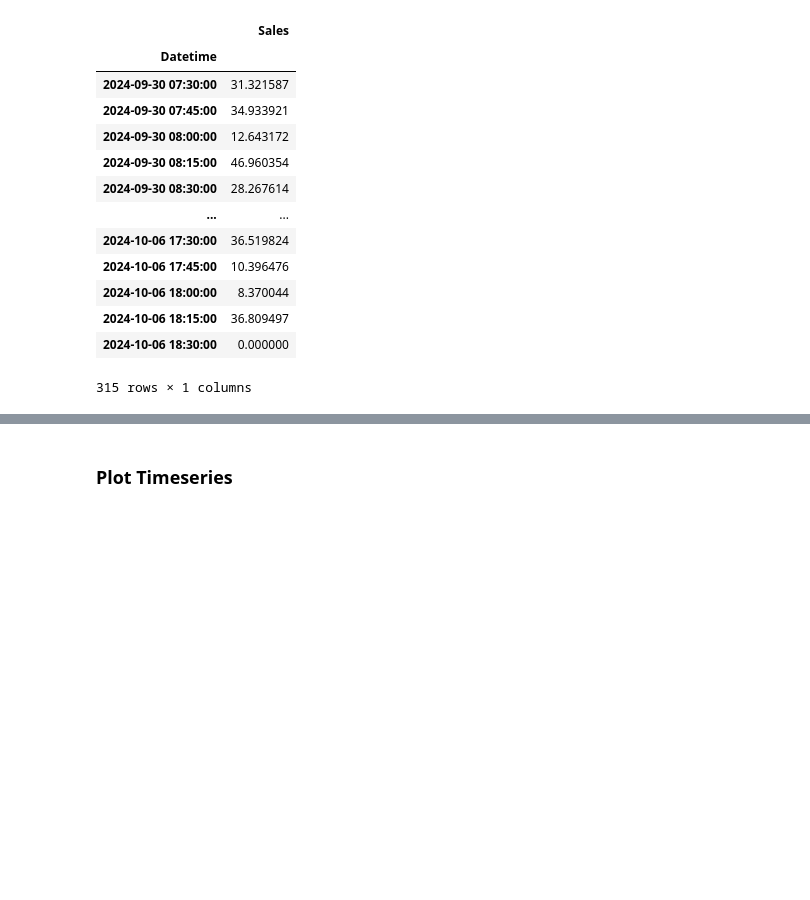
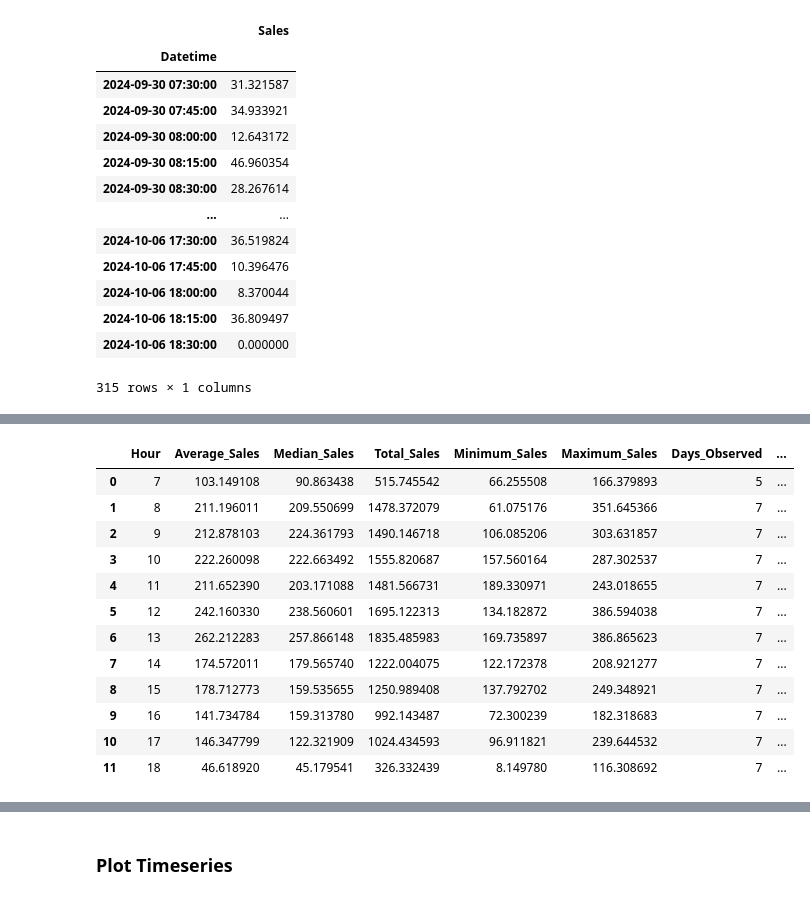
Before and after one commit to Tatiane-Helena/Tatiane-Helena-portfolio, a Jupyter notebook: Project3_Salesanalysis/Retailcoffeeshop.ipynb, the cells around one changed output, grey strips where cells are left out. Cells and saved outputs as stored; diff of their text form; code cells hidden in the pictures; blank space fills up the shorter version.

```diff
--- a/Project3_Salesanalysis/Retailcoffeeshop.ipynb
+++ b/Project3_Salesanalysis/Retailcoffeeshop.ipynb
@@ -352,0 +361,48 @@ memory usage: 4.8 KB
+# %%
+# Aggregate 15-minute sales into hourly totals for each day
+hourly_by_day = (
+    drop_na_strategy["Sales"]
+    .resample("1h")
+    .sum(min_count=1)
+    .dropna()
+    .to_frame("Hourly_Sales")
+)
+
+# Keep only the selected business hours
+hourly_by_day = hourly_by_day.between_time("07:00", "18:59")
+
+# Typical hourly performance across the week
+hourly_summary = (
+    hourly_by_day
+    .assign(Hour=hourly_by_day.index.hour)
+    .groupby("Hour")["Hourly_Sales"]
+    .agg(
+        Average_Sales="mean",
+        Median_Sales="median",
+        Total_Sales="sum",
+        Minimum_Sales="min",
+        Maximum_Sales="max",
+        Days_Observed="count"
+    )
+    .reset_index()
+)
+
+hourly_summary["Time"] = pd.to_datetime(
+    hourly_summary["Hour"], format="%H"
+).dt.strftime("%H:%M")
+
+hourly_summary
+# %% [output]
+|  | Hour | Average_Sales | Median_Sales | Total_Sales | Minimum_Sales | Maximum_Sales | Days_Observed | ... |
+| 0 | 7 | 103.149108 | 90.863438 | 515.745542 | 66.255508 | 166.379893 | 5 | ... |
+| 1 | 8 | 211.196011 | 209.550699 | 1478.372079 | 61.075176 | 351.645366 | 7 | ... |
+| 2 | 9 | 212.878103 | 224.361793 | 1490.146718 | 106.085206 | 303.631857 | 7 | ... |
+| 3 | 10 | 222.260098 | 222.663492 | 1555.820687 | 157.560164 | 287.302537 | 7 | ... |
+| 4 | 11 | 211.652390 | 203.171088 | 1481.566731 | 189.330971 | 243.018655 | 7 | ... |
+| 5 | 12 | 242.160330 | 238.560601 | 1695.122313 | 134.182872 | 386.594038 | 7 | ... |
+| 6 | 13 | 262.212283 | 257.866148 | 1835.485983 | 169.735897 | 386.865623 | 7 | ... |
+| 7 | 14 | 174.572011 | 179.565740 | 1222.004075 | 122.172378 | 208.921277 | 7 | ... |
+| 8 | 15 | 178.712773 | 159.535655 | 1250.989408 | 137.792702 | 249.348921 | 7 | ... |
+| 9 | 16 | 141.734784 | 159.313780 | 992.143487 | 72.300239 | 182.318683 | 7 | ... |
+| 10 | 17 | 146.347799 | 122.321909 | 1024.434593 | 96.911821 | 239.644532 | 7 | ... |
+| 11 | 18 | 46.618920 | 45.179541 | 326.332439 | 8.149780 | 116.308692 | 7 | ... |
```
Also changed, not shown: parts of 43 cells of this notebook.
